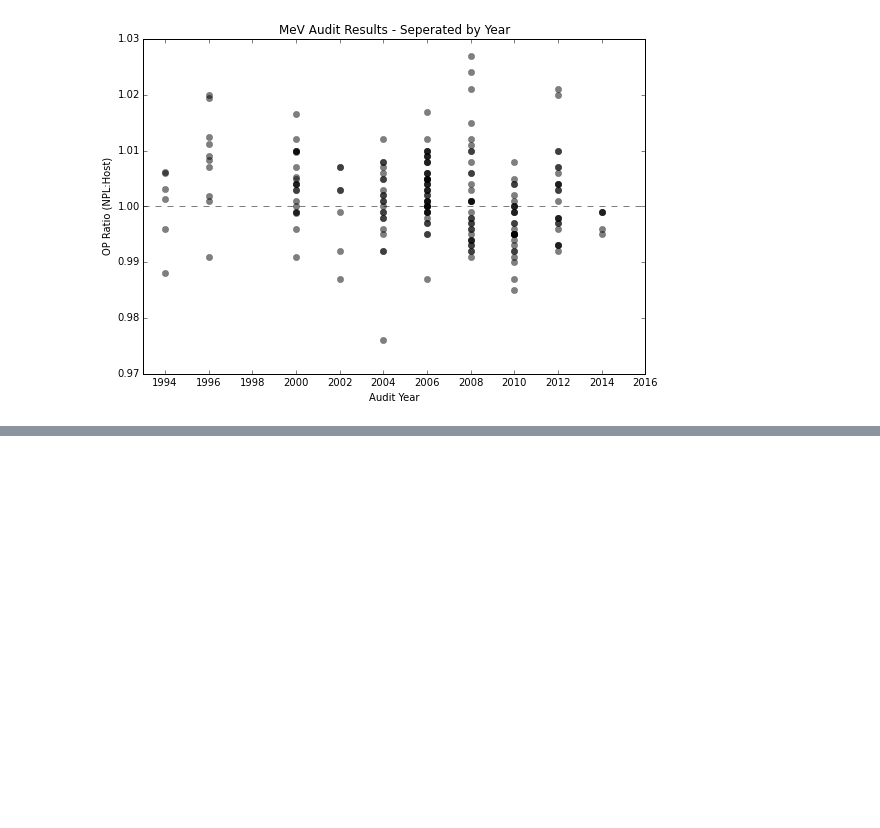
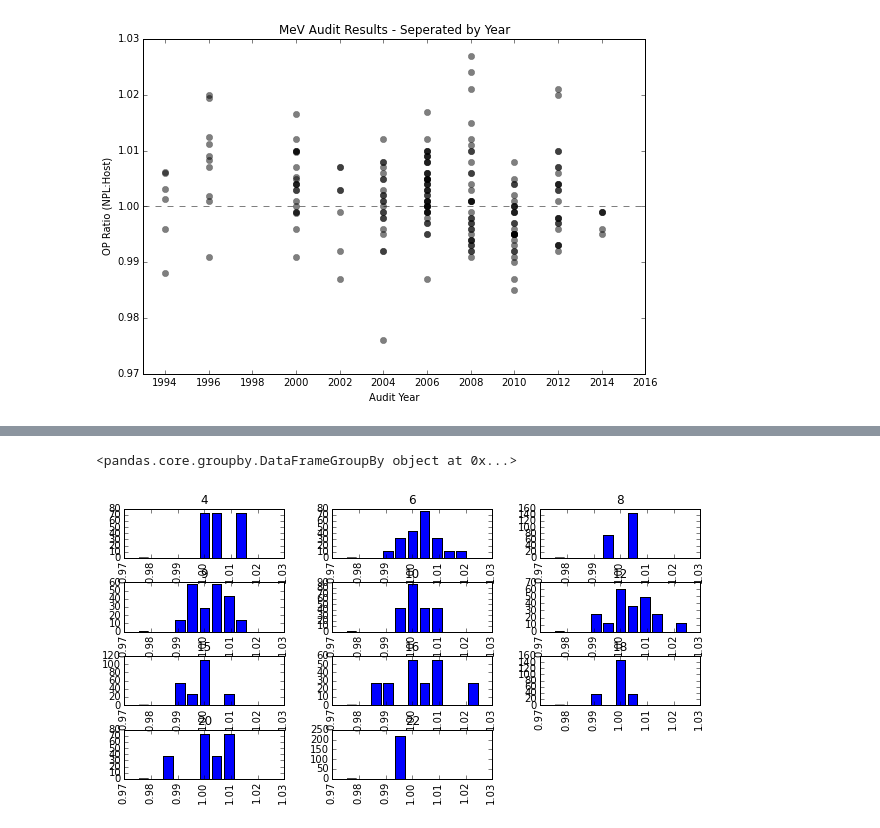
Before and after one commit to mbolt01/InitialCode, a Jupyter notebook: NPL Data Plots - All Data-NHS.ipynb, the cells around one changed output, grey strips where cells are left out. Saved outputs shown, nothing was run; the diff lists cells and outputs as text; code cells hidden in the pictures; blank space fills up the shorter version.

Commit message:
Update of some plots - split energies

```diff
--- a/NPL Data Plots - All Data-NHS.ipynb
+++ b/NPL Data Plots - All Data-NHS.ipynb
@@ -495,0 +520,9 @@ nhs_data.groupby('Type').describe()
+# %%
+# plot grouped by MeV energy
+
+mev_data['OPRatio'].hist(by=mev_data['Energy'], normed=True, bins=11, range=(0.975,1.025), rwidth=0.8) #simple auto plot in a grid
+
+mev_data.groupby('Energy')
+# %% [output]
+<pandas.core.groupby.DataFrameGroupBy object at 0x...>
+[figure, added]
```
Also changed, not shown: parts of 4 cells of this notebook.
